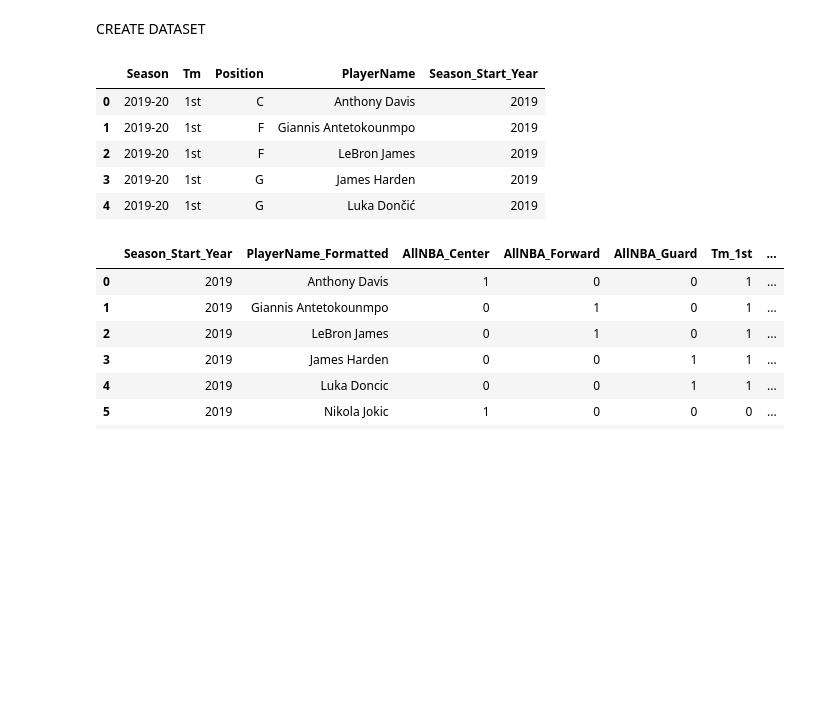
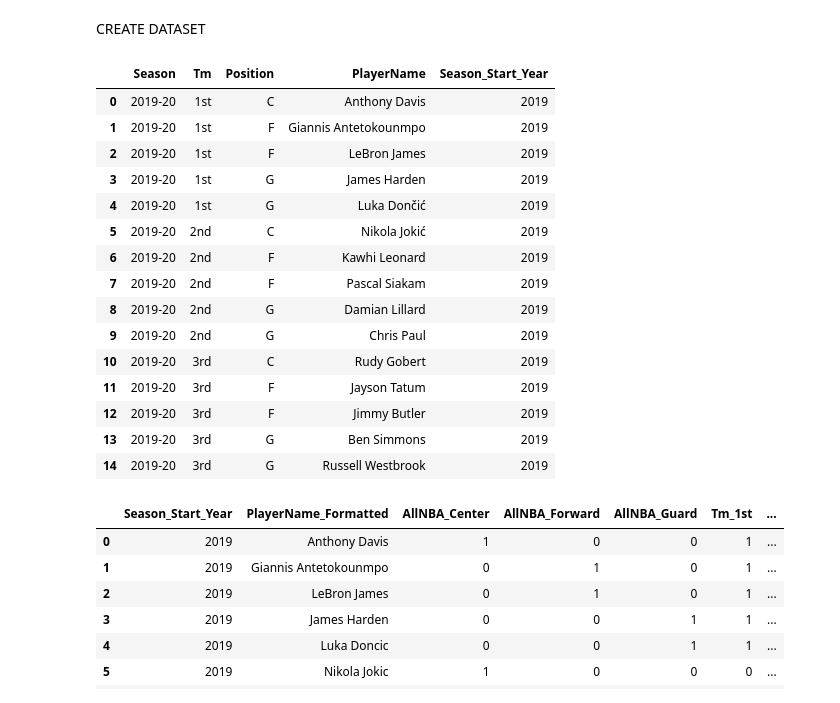
Before and after one commit to AForbis/Bootcamp_Final_Project, a Jupyter notebook: final_project_segment-oversampling-WITH2021PREDICTIONS.ipynb, the cells around one changed output. Saved outputs shown, nothing was run; the diff lists cells and outputs as text; code cells hidden in the pictures; blank space fills up the shorter version.

```diff
--- a/final_project_segment-oversampling-WITH2021PREDICTIONS.ipynb
+++ b/final_project_segment-oversampling-WITH2021PREDICTIONS.ipynb
@@ -25,20 +25,30 @@ cursor=connection.cursor()
 # %%
 #read in data from database for All NBA table
 nba_unpivoted_sql = 'SELECT * FROM public.allnba_unpivoted'
 All_NBA_Unpivoted_df = pd.read_sql(nba_unpivoted_sql, con=connection).drop(['Lg'],axis=1)
 #rename the players column
 All_NBA_Unpivoted_df=All_NBA_Unpivoted_df.rename(columns = {'Value':'PlayerName'})
 #create column with the start year
 All_NBA_Unpivoted_df['Season_Start_Year'] = All_NBA_Unpivoted_df['Season'].apply(lambda row: row[0:4])
 All_NBA_Unpivoted_df['Season_Start_Year'] = pd.to_numeric(All_NBA_Unpivoted_df['Season_Start_Year'])
-All_NBA_Unpivoted_df.head()
+All_NBA_Unpivoted_df.head(15)
 # %% [output]
 |  | Season | Tm | Position | PlayerName | Season_Start_Year |
 | 0 | 2019-20 | 1st | C | Anthony Davis | 2019 |
 | 1 | 2019-20 | 1st | F | Giannis Antetokounmpo | 2019 |
 | 2 | 2019-20 | 1st | F | LeBron James | 2019 |
 | 3 | 2019-20 | 1st | G | James Harden | 2019 |
 | 4 | 2019-20 | 1st | G | Luka Dončić | 2019 |
+| 5 | 2019-20 | 2nd | C | Nikola Jokić | 2019 |
+| 6 | 2019-20 | 2nd | F | Kawhi Leonard | 2019 |
+| 7 | 2019-20 | 2nd | F | Pascal Siakam | 2019 |
+| 8 | 2019-20 | 2nd | G | Damian Lillard | 2019 |
+| 9 | 2019-20 | 2nd | G | Chris Paul | 2019 |
+| 10 | 2019-20 | 3rd | C | Rudy Gobert | 2019 |
+| 11 | 2019-20 | 3rd | F | Jayson Tatum | 2019 |
+| 12 | 2019-20 | 3rd | F | Jimmy Butler | 2019 |
+| 13 | 2019-20 | 3rd | G | Ben Simmons | 2019 |
+| 14 | 2019-20 | 3rd | G | Russell Westbrook | 2019 |
 # %%
 
 #cleaning up the names with crazy characters
```
Also changed, not shown: parts of 21 cells of this notebook, 2 other files.
